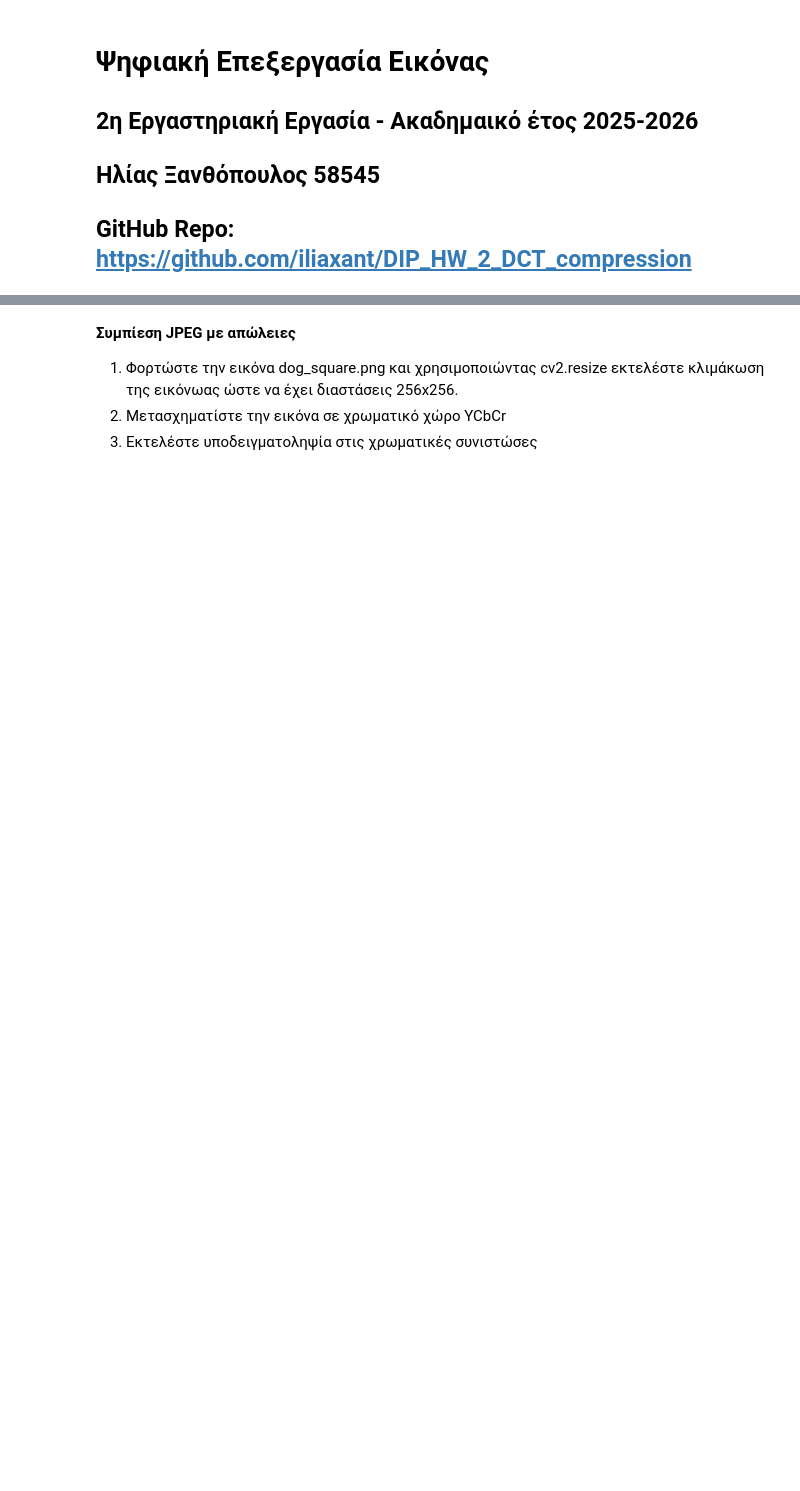
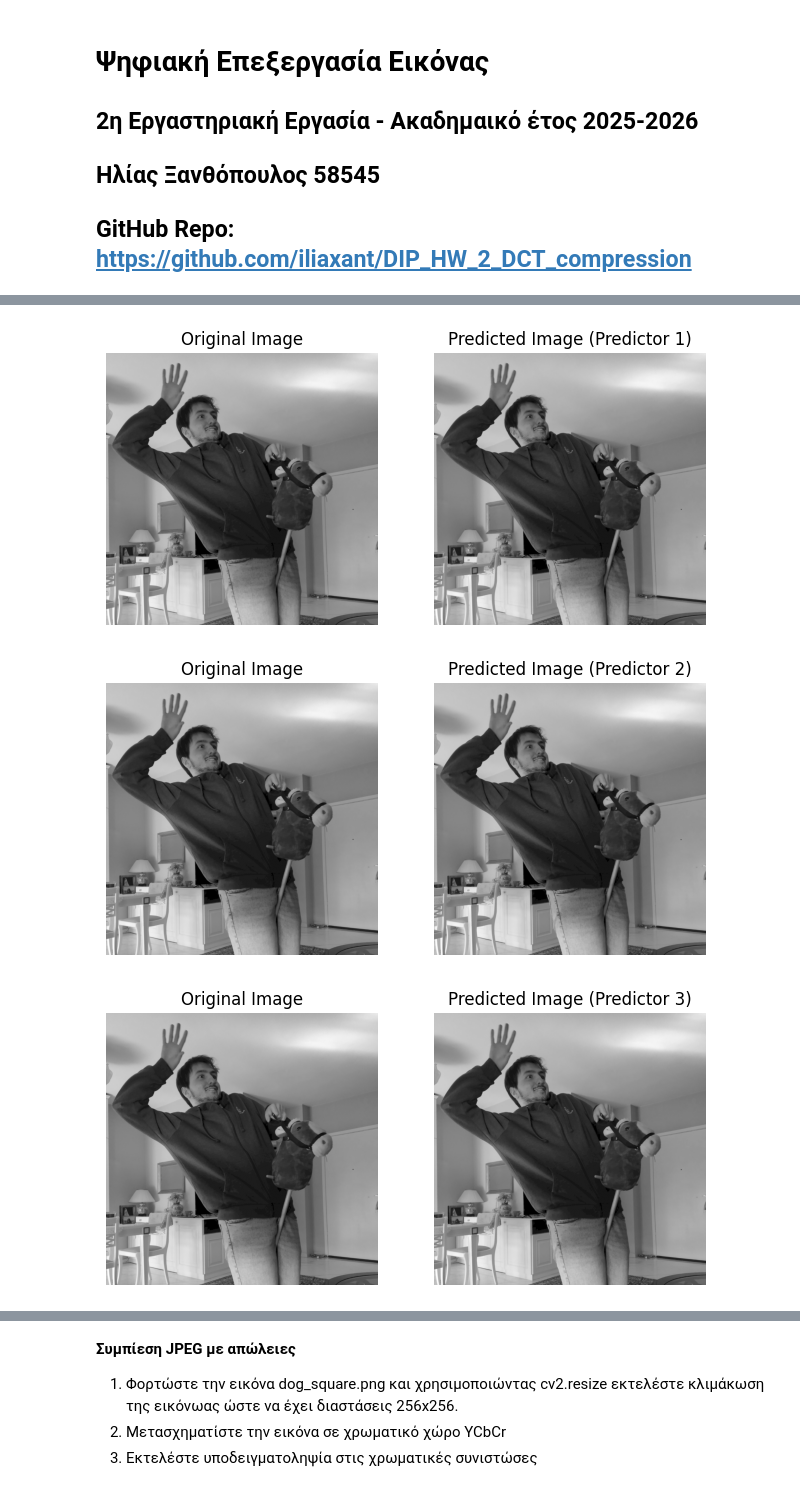
Before and after one commit to iliaxant/DIP_HW_2_image_compression, a Jupyter notebook: DIP_HW_2.ipynb, the cells around one changed output, grey strips where cells are left out. Saved outputs shown, nothing was run; the diff lists cells and outputs as text; code cells hidden in the pictures; blank space fills up the shorter version.

```diff
--- a/DIP_HW_2.ipynb
+++ b/DIP_HW_2.ipynb
@@ -162,0 +40,66 @@ Entropy for Predictor 3: 3.9633
+# %%
+import numpy as np
+import cv2
+import matplotlib.pyplot as plt
+
+image = cv2.imread('rider_square.png', cv2.IMREAD_GRAYSCALE)
+
+# Ορισμός των εκτιμητών της εικόνας του παραπάνω block κειμένου (ορισμός με την
+# ίδια σειρά που απεικονίζονται)
+predictor1_mask=np.array([[0, 0 ,0],
+                          [1, 0, 0],
+                          [0, 0, 0]])
+
+predictor2_mask=np.array([[0, 1, 0],
+                          [0, 0, 0],
+                          [0, 0, 0]])
+
+predictor3_mask=np.array([[1, 0, 0],
+                          [0, 0, 0],
+                          [0, 0, 0]])
+
+predictor4_mask=np.array([[-1, 1, 0],
+                          [1, 0, 0],
+                          [0, 0, 0]])
+
+predictor5_mask=np.array([[-0.5, 0.5, 0],
+                          [1, 0, 0],
+                          [0, 0, 0]])
+
+predictor6_mask=np.array([[-0.5, 1, 0],
+                          [0.5, 0, 0],
+                          [0, 0, 0]])
+
+predictor7_mask=np.array([[0, 0.5, 0],
+                          [0.5, 0, 0],
+                          [0, 0, 0]])
+
+predictor_masks = [predictor1_mask, predictor2_mask, predictor3_mask,
+                   predictor4_mask, predictor5_mask, predictor6_mask,
+                   predictor7_mask]
+
+
+predicted_images = []
+
+for i, predictor_mask in enumerate(predictor_masks):
+
+  predicted_image = cv2.filter2D(image, -1, predictor_mask)
+  predicted_images.append(predicted_image)
+
+  plt.figure(figsize=(12, 12))
+
+  plt.subplot(3, 3, 1)
+  plt.imshow(image, cmap='gray')
+  plt.title('Original Image')
+  plt.axis('off')
+
+  plt.subplot(3, 3, 2)
+  plt.imshow(predicted_image, cmap='gray')
+  plt.title(f'Predicted Image (Predictor {i+1})')
+  plt.axis('off')
+
+  plt.show()
+# %% [output]
+[figure, added]
+[figure, added]
+[figure, added]
```
Also changed, not shown: parts of 17 cells of this notebook.
